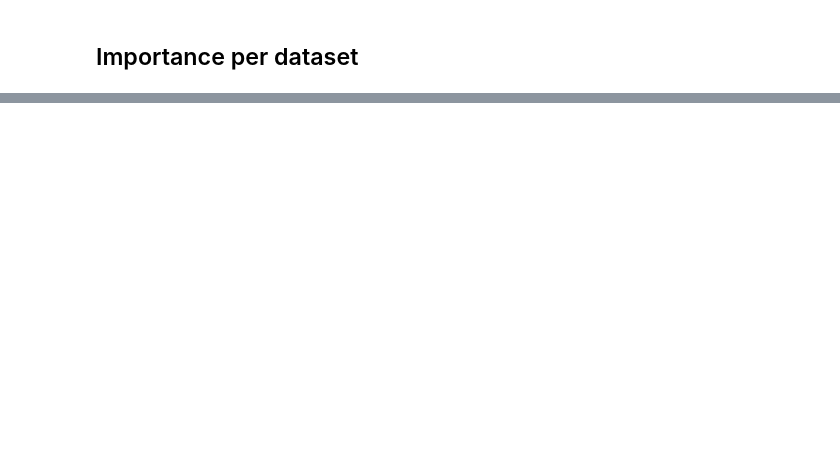
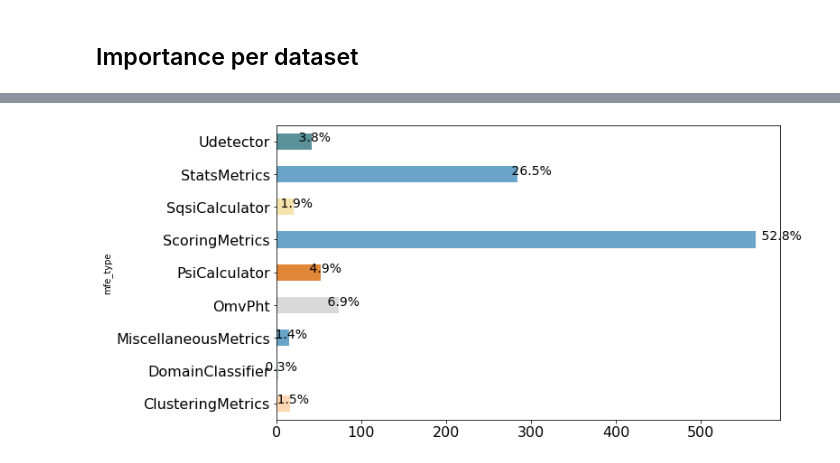
Before and after one commit to feamelo/drift-meta-learning, a Jupyter notebook: src/experiments/results/result_importances.ipynb, the cells around one changed output, grey strips where cells are left out. Saved outputs shown, nothing was run; the diff lists cells and outputs as text; code cells hidden in the pictures; blank space fills up the shorter version.

```diff
--- a/src/experiments/results/result_importances.ipynb
+++ b/src/experiments/results/result_importances.ipynb
@@ -195,10 +195,10 @@ def get_imps(base_model: str="RandomForestClassifier", dataset: str="electricity
         imp_df = imp_df.sort_values(by=["importance"]).tail(top_perc_feat)
     return imp_df
 
-def plot_bars(importances,  col_name="importance"):
+def plot_bars(importances,  col_name="importance", color="#cce1e4"):
     grouped_imps = importances[["mfe_type", col_name]].groupby("mfe_type").sum()
     df_plot = grouped_imps[col_name].sort_index()
-    ax = df_plot.plot.barh(figsize=(10,6), fontsize=16, color=COLORS[1])
+    ax = df_plot.plot.barh(figsize=(10,6), fontsize=16, color=color)
     total = df_plot.sum()
 
     for p in ax.patches:
@@ -327,0 +270,4 @@ dataset_df.plot.barh(figsize=(7, 5), fontsize=16, color=COLORS, stacked=True).le
+# %%
+plot_bars(all_imps, color=COLORS)
+# %% [output]
+[figure, added]
```
Also changed, not shown: parts of 8 cells of this notebook, 1 other file.
